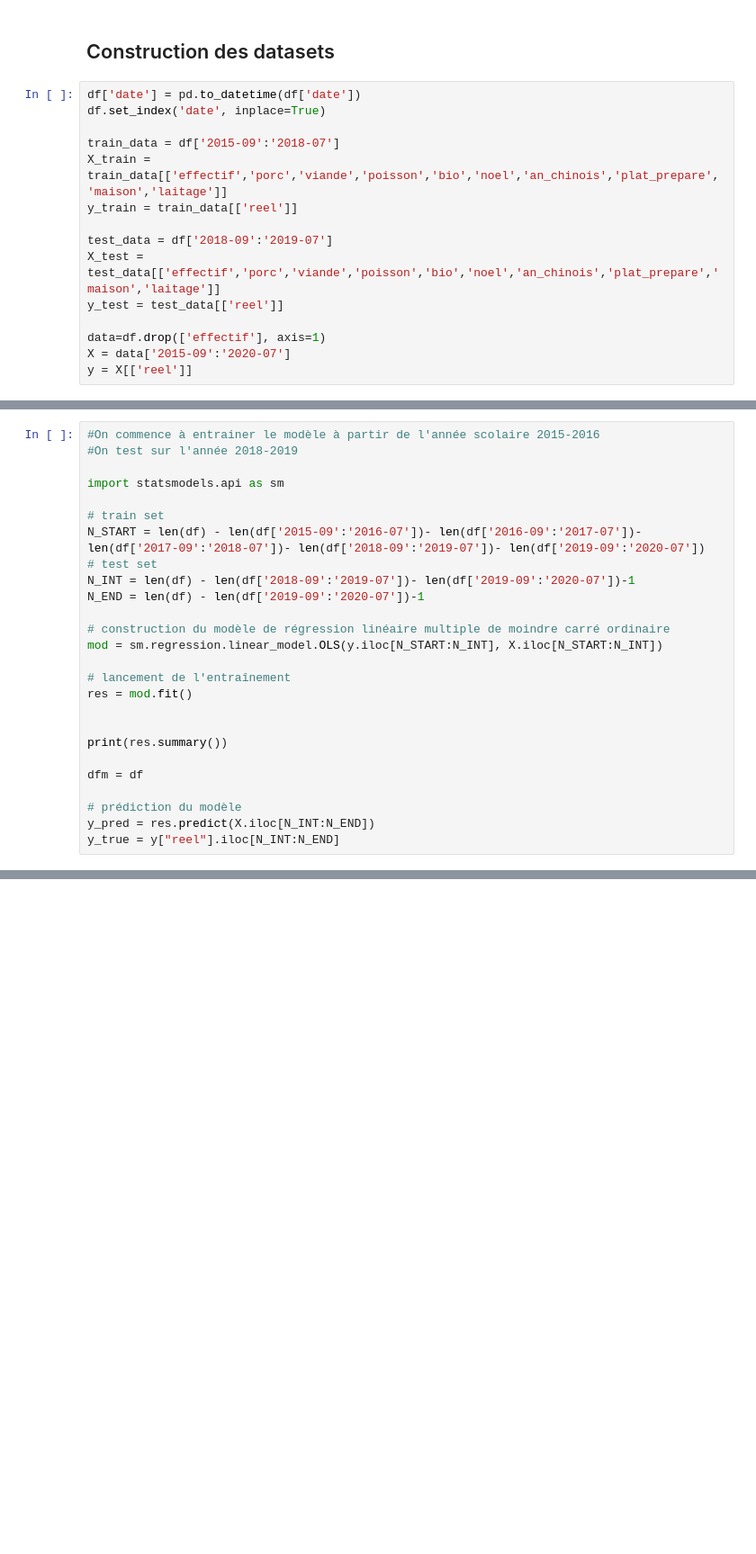
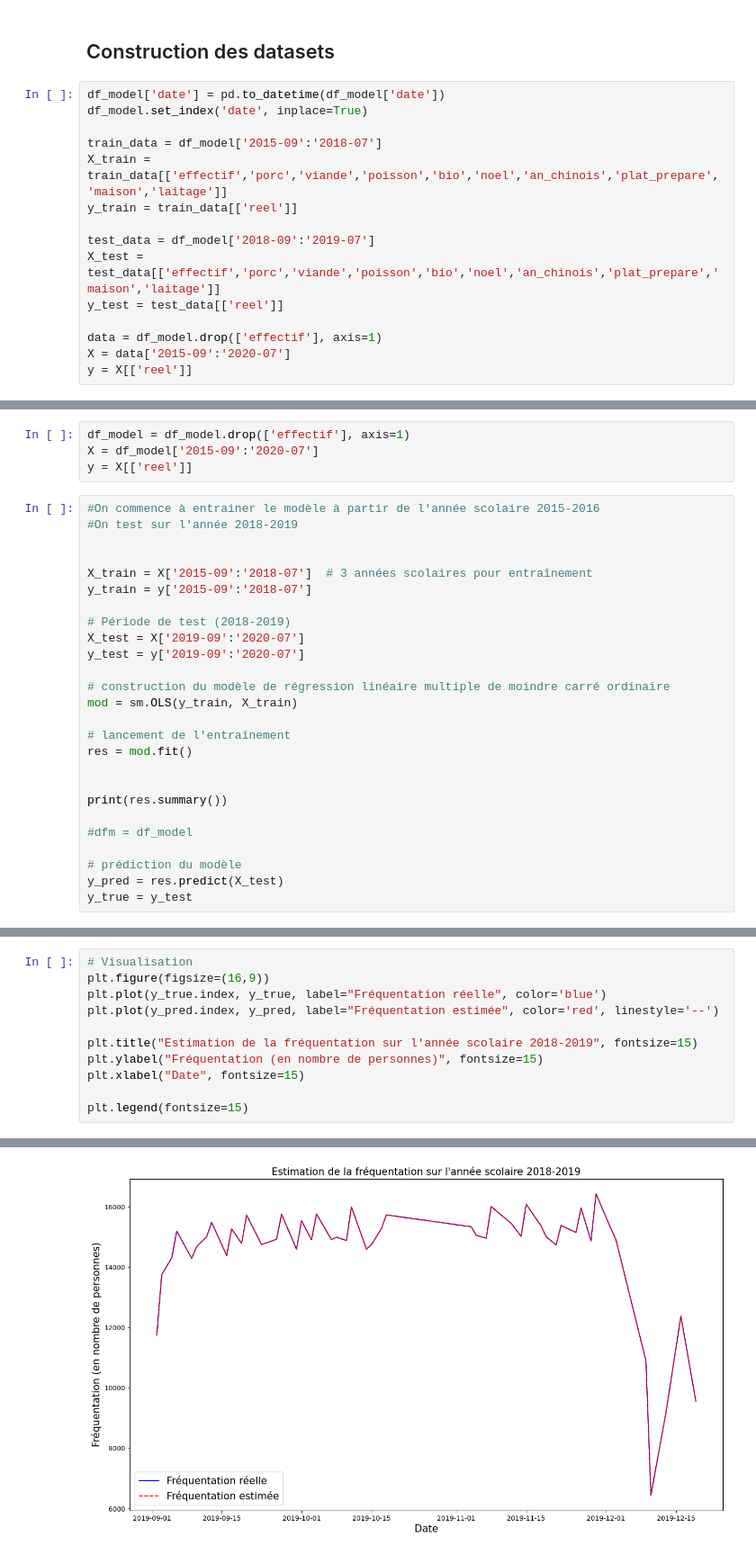
Before and after one commit to Nujadn/prev_cantine, a Jupyter notebook: notebooks/modelisation.ipynb, the cells around one changed output, grey strips where cells are left out. Shown: that part at 90% size. Cells and saved outputs as stored; diff of their text form; blank space fills up the shorter version.

```diff
--- a/notebooks/modelisation.ipynb
+++ b/notebooks/modelisation.ipynb
@@ -39,18 +41,18 @@ data.head()
 # %% [markdown]
 ## Construction des datasets
 # %%
-df['date'] = pd.to_datetime(df['date'])
-df.set_index('date', inplace=True)
+df_model['date'] = pd.to_datetime(df_model['date'])
+df_model.set_index('date', inplace=True)
 
-train_data = df['2015-09':'2018-07']
+train_data = df_model['2015-09':'2018-07']
 X_train = train_data[['effectif','porc','viande','poisson','bio','noel','an_chinois','plat_prepare','maison','laitage']]
 y_train = train_data[['reel']]
 
-test_data = df['2018-09':'2019-07']
+test_data = df_model['2018-09':'2019-07']
 X_test = test_data[['effectif','porc','viande','poisson','bio','noel','an_chinois','plat_prepare','maison','laitage']]
 y_test = test_data[['reel']]
 
-data=df.drop(['effectif'], axis=1)
+data = df_model.drop(['effectif'], axis=1)
 X = data['2015-09':'2020-07']
 y = X[['reel']]
 # %%
@@ -68,17 +70,21 @@ RMSE de référence sur les données de validation : 81.9106402048608
+# %%
+df_model = df_model.drop(['effectif'], axis=1)
+X = df_model['2015-09':'2020-07']
+y = X[['reel']]
 # %%
 #On commence à entrainer le modèle à partir de l'année scolaire 2015-2016
 #On test sur l'année 2018-2019
 
-import statsmodels.api as sm
 
-# train set
-N_START = len(df) - len(df['2015-09':'2016-07'])- len(df['2016-09':'2017-07'])- len(df['2017-09':'2018-07'])- len(df['2018-09':'2019-07'])- len(df['2019-09':'2020-07'])
-# test set
-N_INT = len(df) - len(df['2018-09':'2019-07'])- len(df['2019-09':'2020-07'])-1
-N_END = len(df) - len(df['2019-09':'2020-07'])-1
+X_train = X['2015-09':'2018-07']  # 3 années scolaires pour entraînement
+y_train = y['2015-09':'2018-07']
+
+# Période de test (2018-2019)
+X_test = X['2019-09':'2020-07']
+y_test = y['2019-09':'2020-07']
 
 # construction du modèle de régression linéaire multiple de moindre carré ordinaire
-mod = sm.regression.linear_model.OLS(y.iloc[N_START:N_INT], X.iloc[N_START:N_INT])
+mod = sm.OLS(y_train, X_train)
 
 # lancement de l'entraînement
 res = mod.fit()
@@ -86,11 +92,11 @@ res = mod.fit()
 
 print(res.summary())
 
-dfm = df
+#dfm = df_model
 
 # prédiction du modèle
-y_pred = res.predict(X.iloc[N_INT:N_END])
-y_true = y["reel"].iloc[N_INT:N_END]
+y_pred = res.predict(X_test)
+y_true = y_test
 # %% [output]
                                  OLS Regression Results
 =======================================================================================
@@ -116,0 +118,12 @@ df.head(1)
+# %%
+# Visualisation
+plt.figure(figsize=(16,9))
+plt.plot(y_true.index, y_true, label="Fréquentation réelle", color='blue')
+plt.plot(y_pred.index, y_pred, label="Fréquentation estimée", color='red', linestyle='--')
+
+plt.title("Estimation de la fréquentation sur l'année scolaire 2018-2019", fontsize=15)
+plt.ylabel("Fréquentation (en nombre de personnes)", fontsize=15)
+plt.xlabel("Date", fontsize=15)
+
+plt.legend(fontsize=15)
+# %% [output]
@@ -117,2 +131,3 @@ df.head(1)
+[figure, added]
 # %%
 # Préparation des données pour afficher la comparaison entre les valeurs prédites et estimées
```
Also changed, not shown: parts of 7 cells of this notebook, 4 other files.
